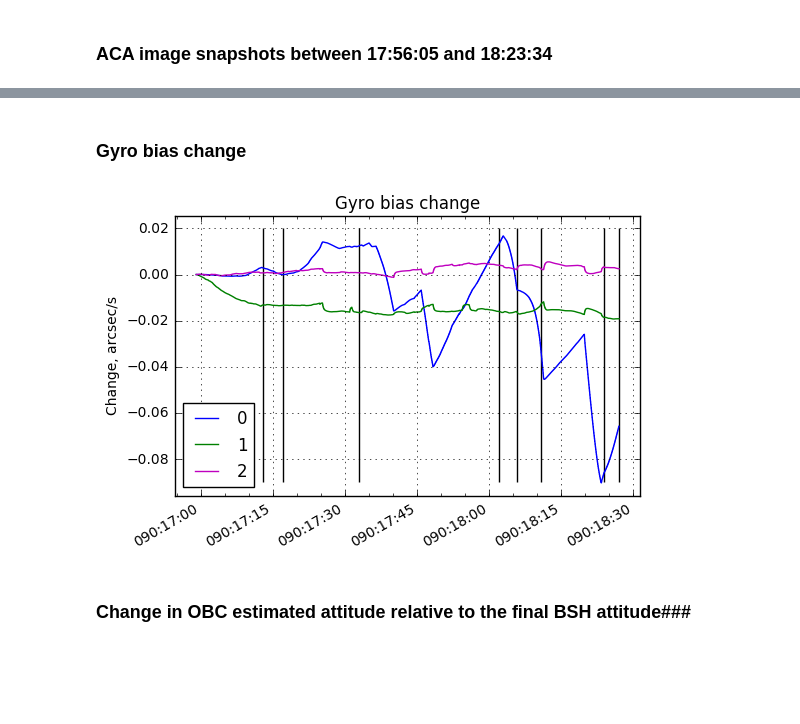
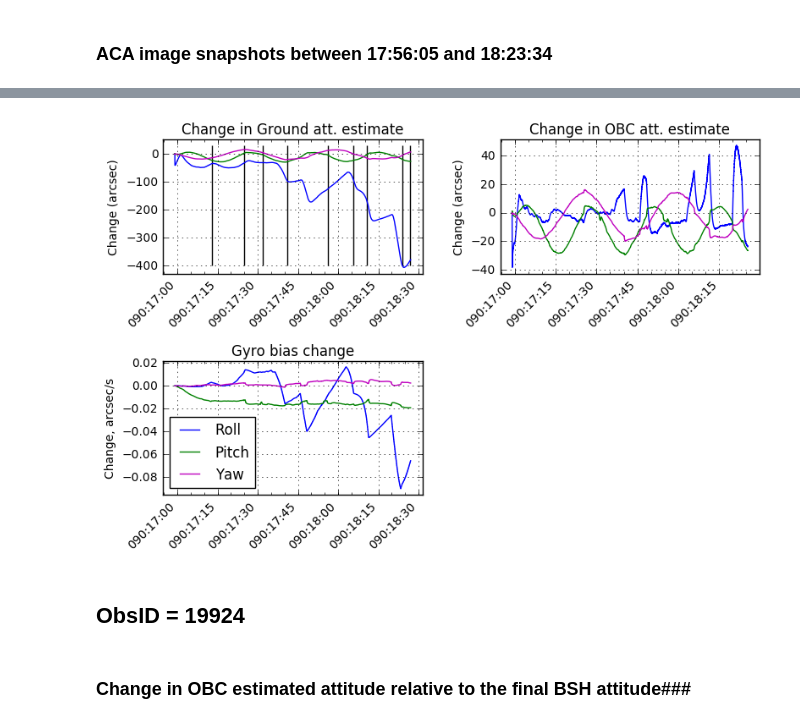
Before and after one commit to malgosias/bsh_2017_090, a Jupyter notebook: bsh_2017_090.ipynb, the cells around one changed output, grey strips where cells are left out. Drawn from its saved outputs; the diff is of its cells as text; code cells hidden in the pictures; blank space fills up the shorter version.

```diff
--- a/bsh_2017_090.ipynb
+++ b/bsh_2017_090.ipynb
@@ -109,9 +223,9 @@ def plot_att_changes(refs, atts, label):
         dps.append(dq.pitch * 3600)
         dys.append(dq.yaw * 3600)
 
-    plot_cxctime(grnd_sol['time'], drs, '-b', label='Roll')
-    plot_cxctime(grnd_sol['time'], dps, '-g', label='Pitch')
-    plot_cxctime(grnd_sol['time'], dys, '-m', label='Yaw')
+    plot_cxctime(atts['time'], drs, '-b', label='Roll')
+    plot_cxctime(atts['time'], dps, '-g', label='Pitch')
+    plot_cxctime(atts['time'], dys, '-m', label='Yaw')
     plt.grid()
     plt.margins(0.05)
     plt.title('{}'.format(label))
@@ -182,22 +235,44 @@ print(t['time', 'droll0', 'dpitch', 'dyaw'])
-# %% [markdown]
-### Gyro bias change ###
 # %%
 dat = fetch.MSIDset(['aogbias*'], start=grnd_sol['time'][0], stop=grnd_sol['time'][-1])
-# %%
-for i, color in zip(range(3), 'bgm'):
-    msid = dat['aogbias{}'.format(i + 1)]
-    plot_cxctime(msid.times,
-                 ((msid.vals - msid.vals[0]) * u.radian / u.s).to('arcsec/s'),
-                 color=color,
-                 label='{}'.format(i))
-plt.legend(loc='best')
-plt.grid()
-plt.margins(0.05)
-plt.vlines(DateTime(times).plotdate, -0.09, 0.02, 'k')
-plt.ylabel('Change, arcsec/s')
-plt.title('Gyro bias change')
-plt.show()
-# %% [output]
-[figure, removed]
+# %%
+plt.figure(figsize=(7.5, 6))
+
+plt.subplot(2, 2, 1)
+
+label = 'Change in Ground att. estimate'
+plot_att_changes(refs=grnd_sol[:1], atts=grnd_sol, label=label)
+plt.vlines(DateTime(times).plotdate, -400, 30, 'k')
+
+plt.subplot(2, 2, 2)
+
+label = 'Change in OBC att. estimate'
+plot_att_changes(refs=obc_sol[:1], atts=obc_sol, label=label)
+
+# Gyro bias
+plt.subplot(2, 2, 3)
+
+labels = ['Roll', 'Pitch', 'Yaw']
+for i, color in zip(range(3), 'bgm'):
+    msid = dat['aogbias{}'.format(i + 1)]
+    plot_cxctime(msid.times,
+                 ((msid.vals - msid.vals[0]) * u.radian / u.s).to('arcsec/s'),
+                 color=color,
+                 label=labels[i])
+plt.grid()
+plt.margins(0.05)
+plt.ylabel('Change, arcsec/s')
+plt.title('Gyro bias change')
+plt.legend(loc='best')
+
+for idx, ax in enumerate(plt.gcf().axes):
+    plt.setp(ax.get_xticklabels(), visible=True, rotation=45, ha='right')
+
+plt.subplots_adjust(left=0.05, bottom=0.2, right=0.99, top=0.9, wspace=0.3, hspace=0.65)
+
+plt.show()
+# %% [output]
+[figure, added]
+# %% [markdown]
+## ObsID = 19924 ##
 # %% [markdown]
 ### Change in OBC estimated attitude relative to the final BSH attitude###
```
Also changed, not shown: parts of 37 cells of this notebook.
